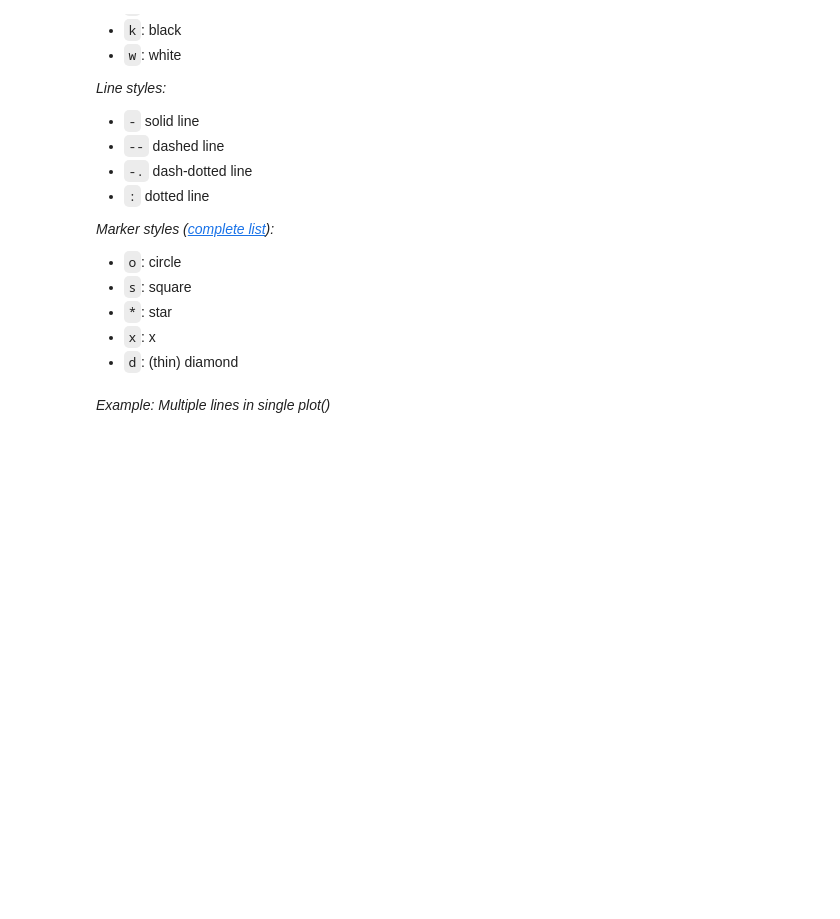
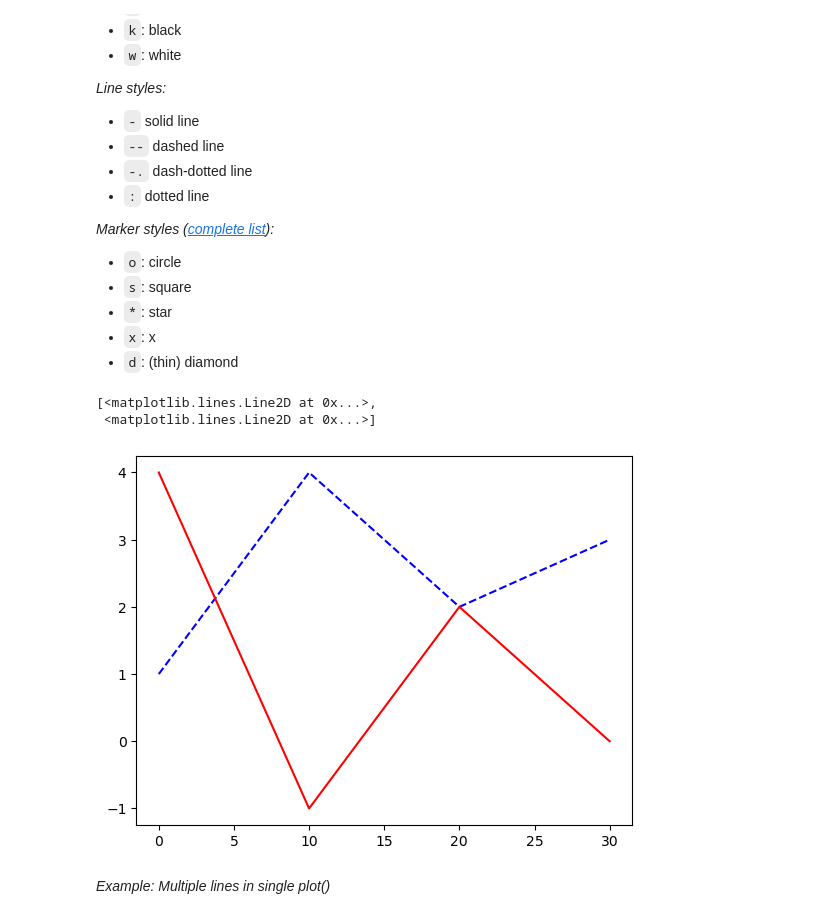
Before and after one commit to Vanya-n/TECH2-H25, a Jupyter notebook: lectures/lecture3/lecture3-template VN.ipynb, the cells around one changed output. Cells and saved outputs as stored; diff of their text form; code cells hidden in the pictures; blank space fills up the shorter version.

```diff
--- a/lectures/lecture3/lecture3-template VN.ipynb
+++ b/lectures/lecture3/lecture3-template VN.ipynb
@@ -58,6 +80,15 @@ Plot the quadratic function <i>y = x<sup>2</sup></i> on the interval [-1, 1]:
 - `*`: star
 - `x`: x
 - `d`: (thin) diamond
+# %%
+xvalues=[0,10,20,30]
+yvalues1=[1,4,2,3]
+yvalues2=[4,-1,2,0]
+plt.plot(xvalues,yvalues1,'b--',xvalues,yvalues2,'r-')
+# %% [output]
+[<matplotlib.lines.Line2D at 0x...>,
+ <matplotlib.lines.Line2D at 0x...>]
+[figure, added]
 # %% [markdown]
 *Example: Multiple lines in single plot()*
 # %% [markdown]
```
Also changed, not shown: parts of 20 cells of this notebook.
